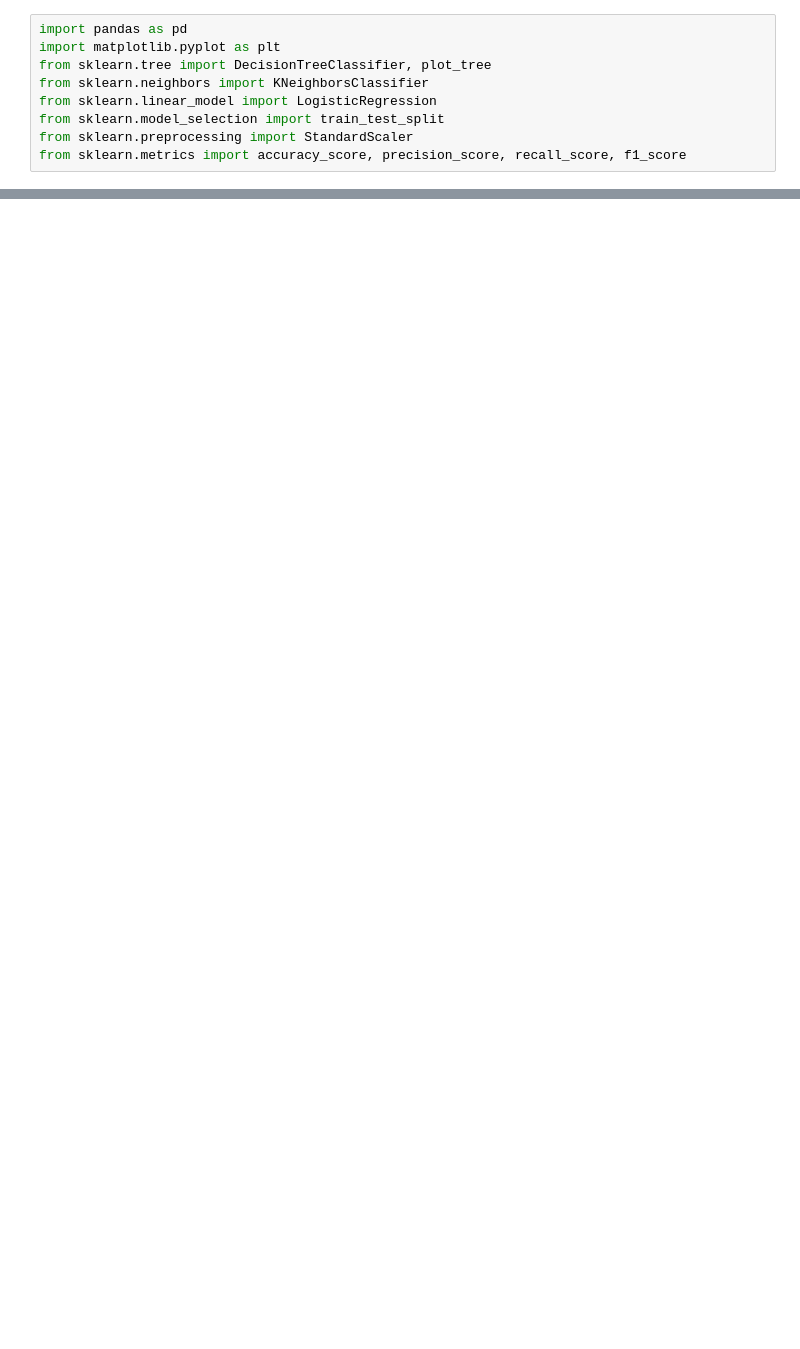
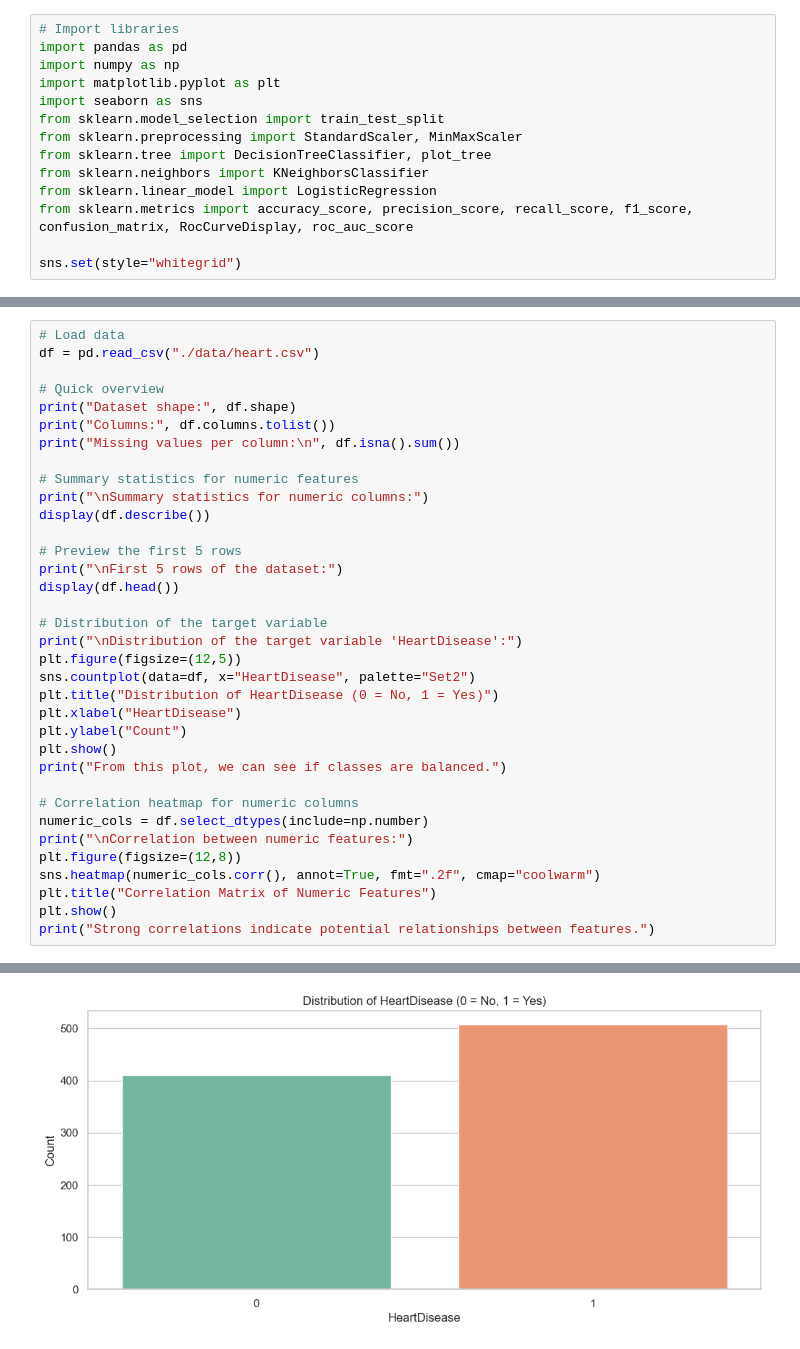
Before and after one commit to Dorian-Caussimon/PRJ-VSB-Machin_learning, a Jupyter notebook: main.ipynb, the cells around one changed output, grey strips where cells are left out. Saved outputs shown, nothing was run; the diff lists cells and outputs as text; blank space fills up the shorter version.

```diff
--- a/main.ipynb
+++ b/main.ipynb
@@ -1,9 +11,14 @@
 # %%
+# Import libraries
 import pandas as pd
+import numpy as np
 import matplotlib.pyplot as plt
+import seaborn as sns
+from sklearn.model_selection import train_test_split
+from sklearn.preprocessing import StandardScaler, MinMaxScaler
 from sklearn.tree import DecisionTreeClassifier, plot_tree
 from sklearn.neighbors import KNeighborsClassifier
 from sklearn.linear_model import LogisticRegression
-from sklearn.model_selection import train_test_split
-from sklearn.preprocessing import StandardScaler
-from sklearn.metrics import accuracy_score, precision_score, recall_score, f1_score
+from sklearn.metrics import accuracy_score, precision_score, recall_score, f1_score, confusion_matrix, RocCurveDisplay, roc_auc_score
+
+sns.set(style="whitegrid")
@@ -32,0 +27,36 @@ df_encoded
+# %%
+# Load data
+df = pd.read_csv("./data/heart.csv")
+
+# Quick overview
+print("Dataset shape:", df.shape)
+print("Columns:", df.columns.tolist())
+print("Missing values per column:\n", df.isna().sum())
+
+# Summary statistics for numeric features
+print("\nSummary statistics for numeric columns:")
+display(df.describe())
+
+# Preview the first 5 rows
+print("\nFirst 5 rows of the dataset:")
+display(df.head())
+
+# Distribution of the target variable
+print("\nDistribution of the target variable 'HeartDisease':")
+plt.figure(figsize=(12,5))
+sns.countplot(data=df, x="HeartDisease", palette="Set2")
+plt.title("Distribution of HeartDisease (0 = No, 1 = Yes)")
+plt.xlabel("HeartDisease")
+plt.ylabel("Count")
+plt.show()
+print("From this plot, we can see if classes are balanced.")
+
+# Correlation heatmap for numeric columns
+numeric_cols = df.select_dtypes(include=np.number)
+print("\nCorrelation between numeric features:")
+plt.figure(figsize=(12,8))
+sns.heatmap(numeric_cols.corr(), annot=True, fmt=".2f", cmap="coolwarm")
+plt.title("Correlation Matrix of Numeric Features")
+plt.show()
+print("Strong correlations indicate potential relationships between features.")
+# %% [output]
@@ -32,0 +101 @@ df_encoded
+[figure, added]
```
Also changed, not shown: parts of 20 cells of this notebook.
